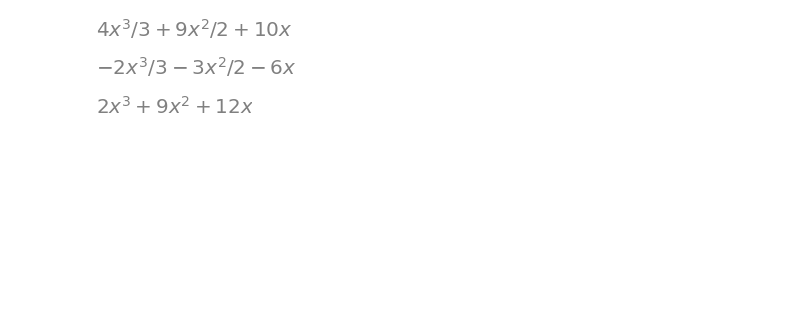
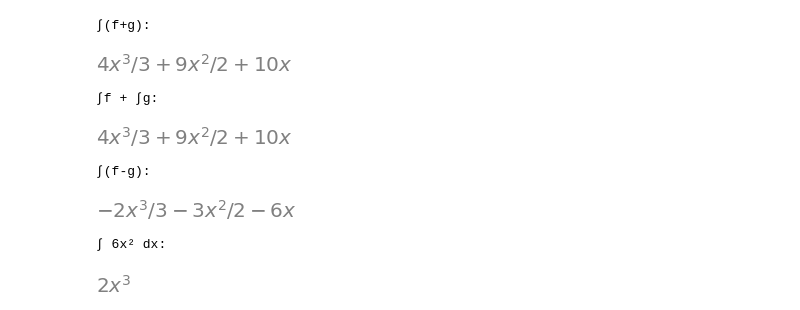
Before and after one commit to XaicuL/Mathematics, a Jupyter notebook: Math_2/Chap_03/indefinite_integral.ipynb, the cells around one changed output. Drawn from its saved outputs; the diff is of its cells as text; code cells hidden in the pictures; blank space fills up the shorter version.

```diff
--- a/Math_2/Chap_03/indefinite_integral.ipynb
+++ b/Math_2/Chap_03/indefinite_integral.ipynb
@@ -16,16 +83,22 @@ display(sol)
 # %%
-def g(x):
-    return 3*x**2 + 6*x + 8
+f = x**2 + 3*x + 2
+g = 3*x**2 + 6*x + 8
 
-plus = sp.integrate(f(x) + g(x), x)
-display(plus)
+print("∫(f+g):")
+display(sp.integrate(f + g, x))
+print("∫f + ∫g:")
+display(sp.integrate(f, x) + sp.integrate(g, x))
 
-minus = sp.integrate(f(x) - g(x), x)
-display(minus)
-
-sq = sp.integrate(6*f(x), x)
-display(sq)
+print("\n∫(f-g):")
+display(sp.integrate(f - g, x))
+print("\n∫ 6x² dx:")
+display(sp.integrate(6*x**2, x))
 # %% [output]
+∫(f+g):
 [figure]
+∫f + ∫g:
-[figure, old version]
+[figure, new version]
+∫(f-g):
-[figure, old version]
+[figure, new version]
+∫ 6x² dx:
+[figure, added]
```
Also changed, not shown: parts of 10 cells of this notebook, 5 other files.
